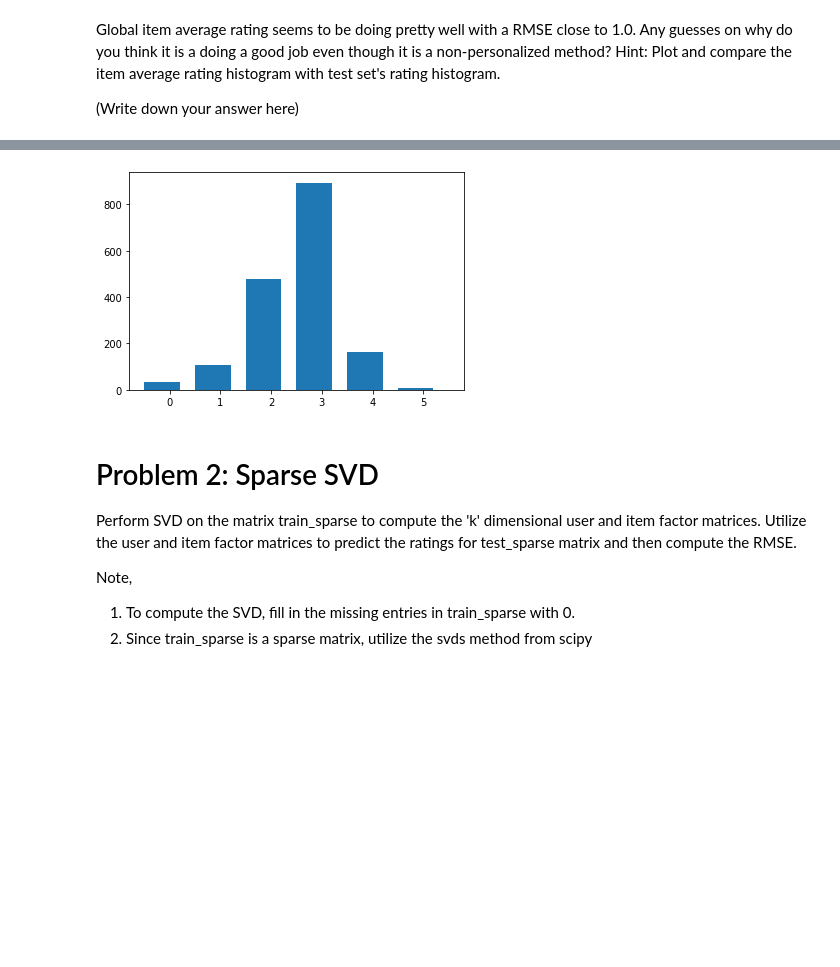
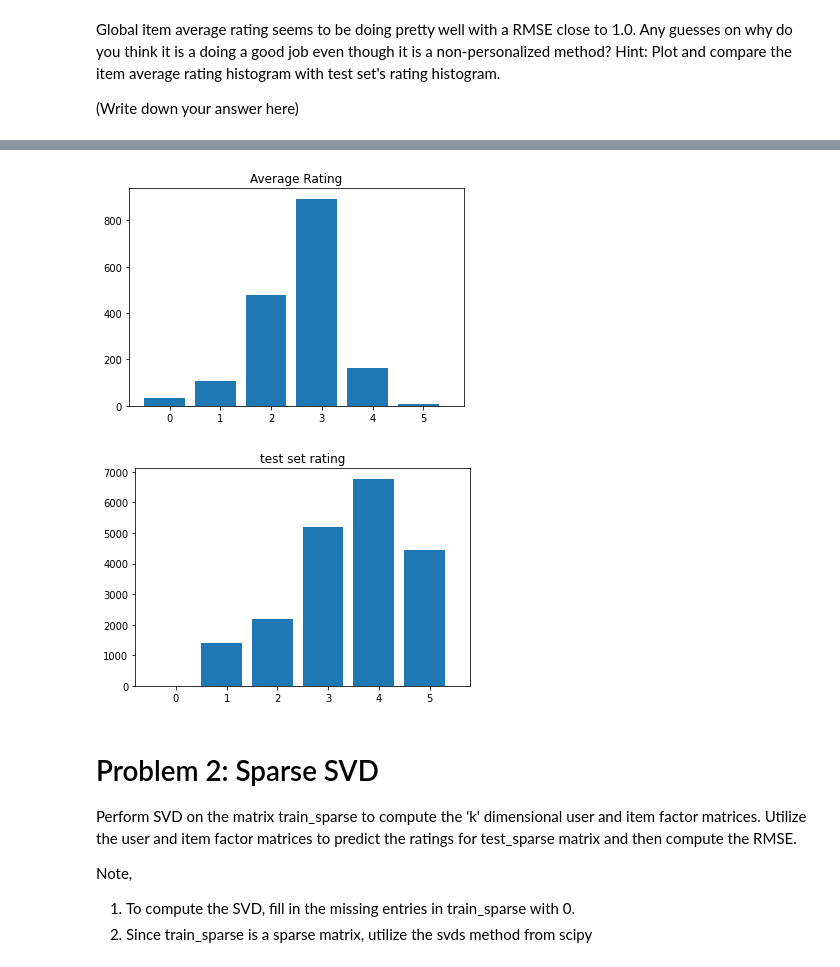
Before and after one commit to Qing201/StudyNote, a Jupyter notebook: Machine_Learning/EEP596_RecSys/Homeworks/PA2/PA2_QingchuanHou.ipynb, the cells around one changed output, grey strips where cells are left out. Drawn from its saved outputs; the diff is of its cells as text; code cells hidden in the pictures; blank space fills up the shorter version.

```diff
--- a/Machine_Learning/EEP596_RecSys/Homeworks/PA2/PA2_QingchuanHou.ipynb
+++ b/Machine_Learning/EEP596_RecSys/Homeworks/PA2/PA2_QingchuanHou.ipynb
@@ -223,9 +230,14 @@ Hint: Plot and compare the item average rating histogram with test set's rating
 # %%
 # Plot the item_means distribution
-plt.hist(item_means, bins = np.arange(0, 7), align = 'left', width = 0.7)
+plt.hist(item_means, bins = np.arange(0, 7), align = 'left', width = 0.8)
+plt.title('Average Rating')
 plt.show()
+plt.hist(test_sparse.data, bins = np.arange(0, 7), align = 'left', width = 0.8)
+plt.title('test set rating')
+plt.show()
 # %% [output]
-[figure, old version]
+[figure, new version]
+[figure, added]
 # %% [markdown]
 # Problem 2: Sparse SVD
 Perform SVD on the matrix train_sparse to compute the 'k' dimensional user and item factor matrices. Utilize the user and item factor matrices to predict the ratings for test_sparse matrix and then compute the RMSE.
```
Also changed, not shown: parts of 12 cells of this notebook, 40 other files.
